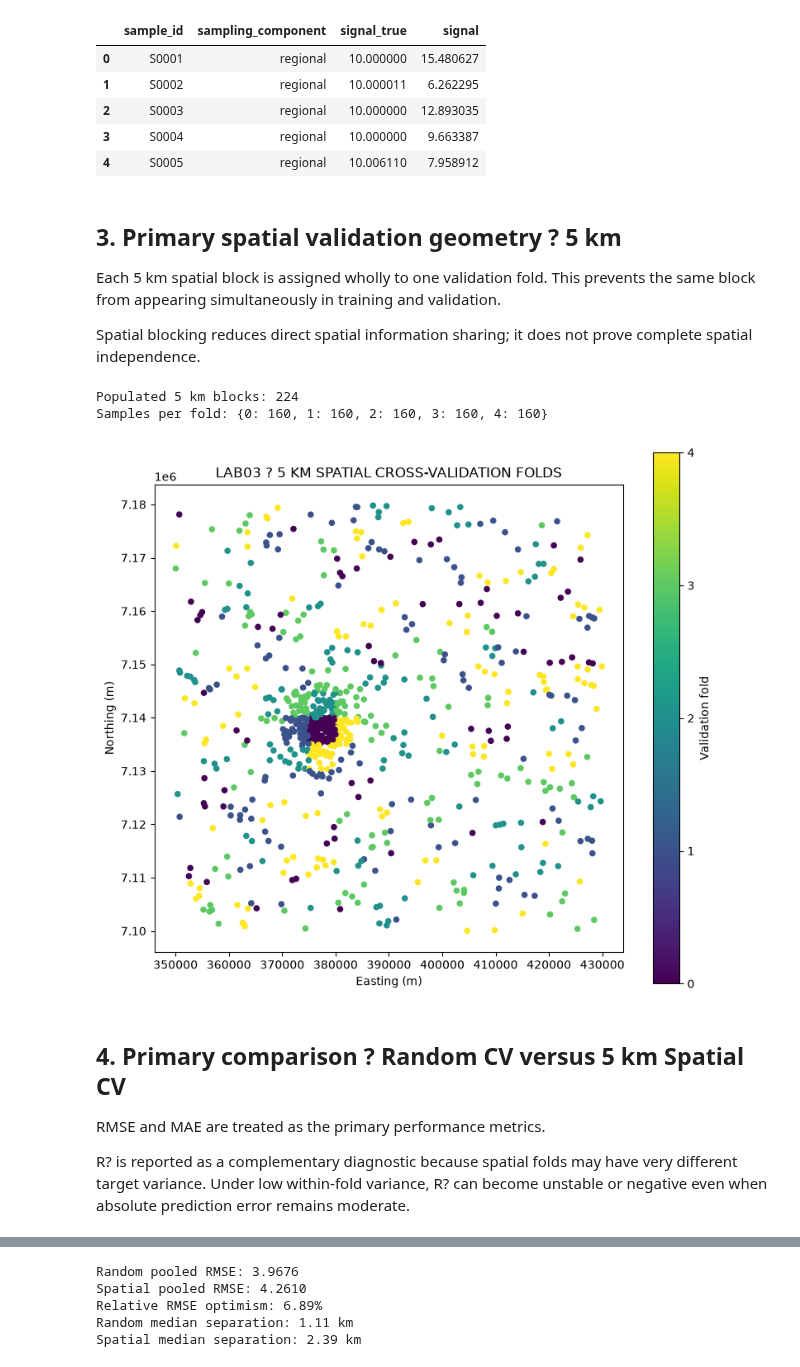
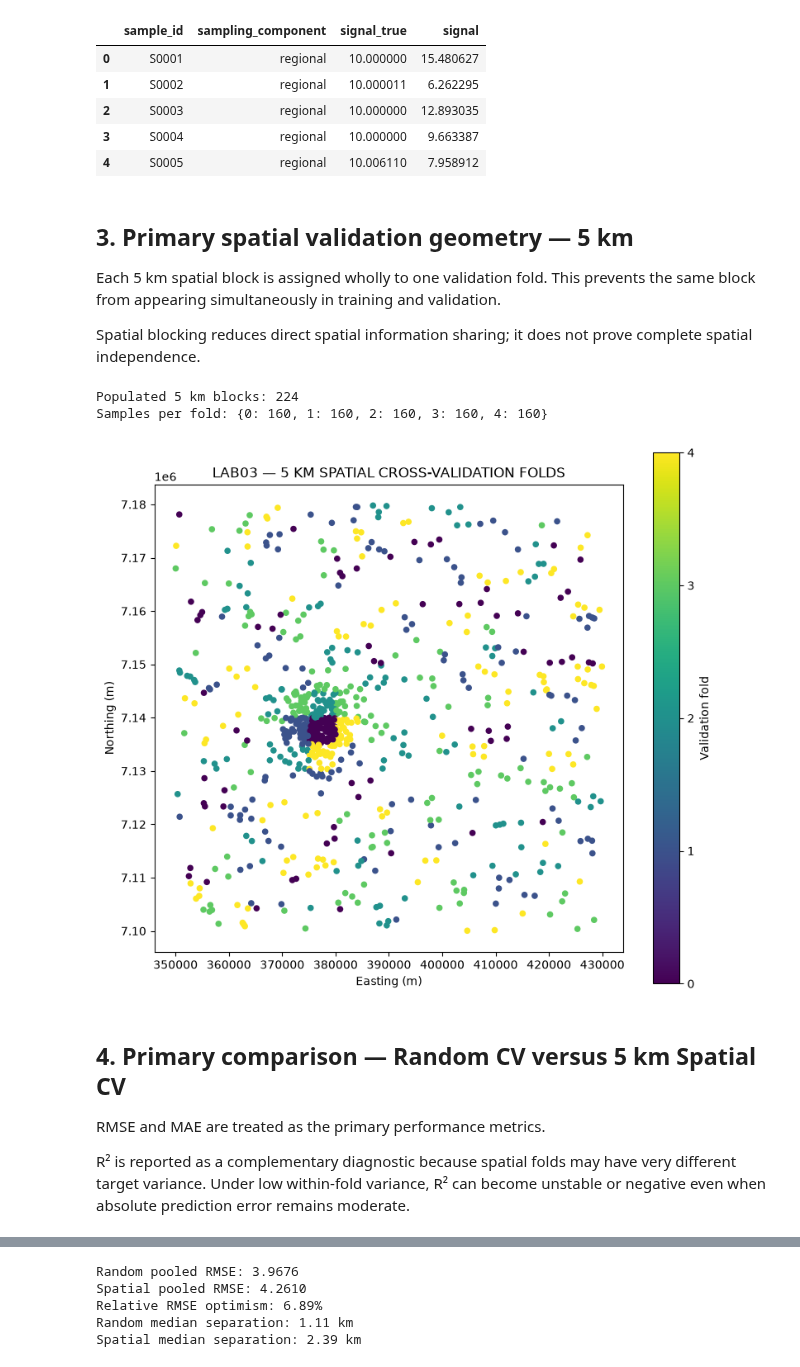
Before and after one commit to EHDataAI/geoai-mineral-labs, a Jupyter notebook: labs/lab03_spatial_cross_validation/03_spatial_cross_validation.ipynb, the cells around one changed output, grey strips where cells are left out. Drawn from its saved outputs; the diff is of its cells as text; code cells hidden in the pictures.

```diff
--- a/labs/lab03_spatial_cross_validation/03_spatial_cross_validation.ipynb
+++ b/labs/lab03_spatial_cross_validation/03_spatial_cross_validation.ipynb
@@ -151,7 +151,7 @@ frame[
 | 3 | S0004 | regional | 10.000000 | 9.663387 |
 | 4 | S0005 | regional | 10.006110 | 7.958912 |
 # %% [markdown]
-## 3. Primary spatial validation geometry ? 5 km
+## 3. Primary spatial validation geometry — 5 km
 
 Each 5 km spatial block is assigned wholly to one validation fold. This
 prevents the same block from appearing simultaneously in training and
@@ -192,33 +192,33 @@ Samples per fold: {0: 160, 1: 160, 2: 160, 3: 160, 4: 160}
 # %%
 fig, ax = plt.subplots(figsize=(8, 7))
 
 points = ax.scatter(
     frame.geometry.x,
     frame.geometry.y,
     c=frame["spatial_fold_5km"],
     s=20,
 )
 
-ax.set_title("LAB03 ? 5 KM SPATIAL CROSS-VALIDATION FOLDS")
+ax.set_title("LAB03 — 5 KM SPATIAL CROSS-VALIDATION FOLDS")
 ax.set_xlabel("Easting (m)")
 ax.set_ylabel("Northing (m)")
 ax.set_aspect("equal")
 
 colorbar = fig.colorbar(points, ax=ax)
 colorbar.set_label("Validation fold")
 colorbar.set_ticks(range(metadata["n_splits"]))
 
 plt.tight_layout()
 plt.show()
 # %% [output]
-[figure, old version]
+[figure, new version]
 # %% [markdown]
-## 4. Primary comparison ? Random CV versus 5 km Spatial CV
+## 4. Primary comparison — Random CV versus 5 km Spatial CV
 
 RMSE and MAE are treated as the primary performance metrics.
 
-R? is reported as a complementary diagnostic because spatial folds may have
-very different target variance. Under low within-fold variance, R? can become
+R² is reported as a complementary diagnostic because spatial folds may have
+very different target variance. Under low within-fold variance, R² can become
 unstable or negative even when absolute prediction error remains moderate.
 # %%
 primary = aggregate_comparison.loc[
```
Also changed, not shown: parts of 7 cells of this notebook, 1 other file.
